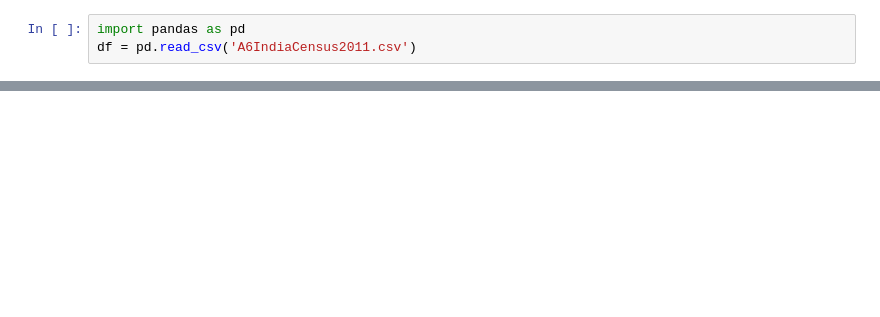
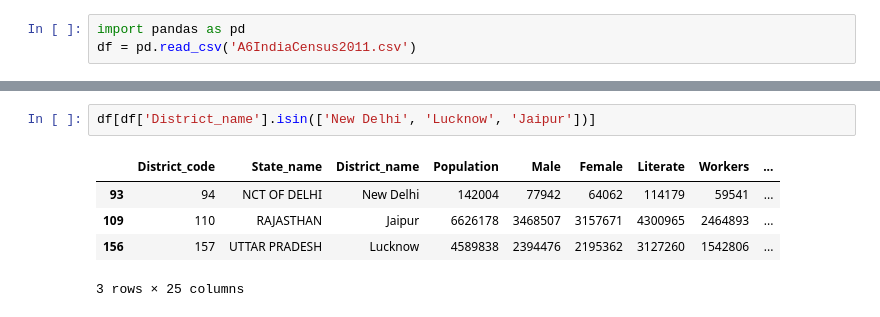
Before and after one commit to MkCst/Data-analysis, a Jupyter notebook: A6IndiaCensus.ipynb, the cells around one changed output, grey strips where cells are left out. Drawn from its saved outputs; the diff is of its cells as text; blank space fills up the shorter version.

```diff
--- a/A6IndiaCensus.ipynb
+++ b/A6IndiaCensus.ipynb
@@ -45,0 +131,8 @@ df = pd.read_csv('A6IndiaCensus2011.csv')
+# %%
+df[df['District_name'].isin(['New Delhi', 'Lucknow', 'Jaipur'])]
+# %% [output]
+|  | District_code | State_name | District_name | Population | Male | Female | Literate | Workers | ... |
+| 93 | 94 | NCT OF DELHI | New Delhi | 142004 | 77942 | 64062 | 114179 | 59541 | ... |
+| 109 | 110 | RAJASTHAN | Jaipur | 6626178 | 3468507 | 3157671 | 4300965 | 2464893 | ... |
+| 156 | 157 | UTTAR PRADESH | Lucknow | 4589838 | 2394476 | 2195362 | 3127260 | 1542806 | ... |
+3 rows × 25 columns
```
Also changed, not shown: parts of 16 cells of this notebook.
